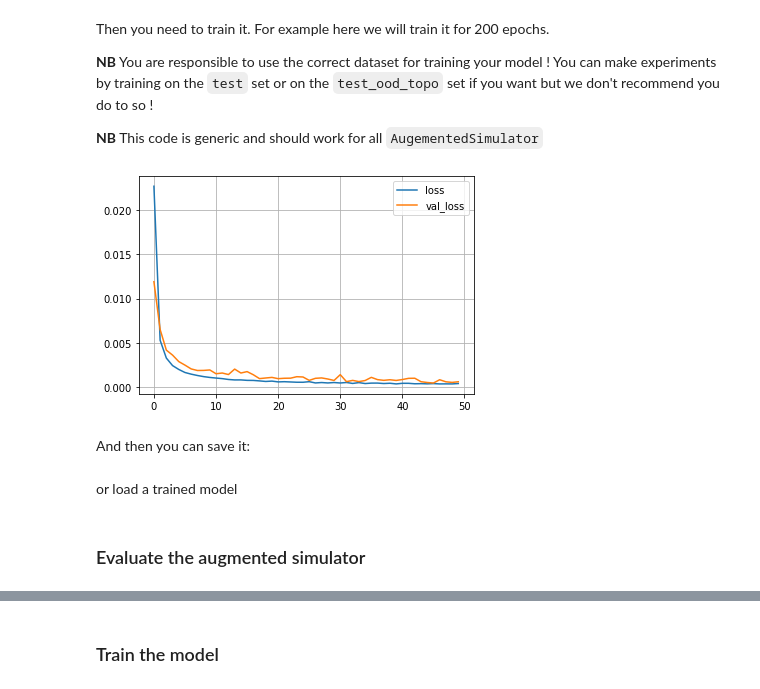
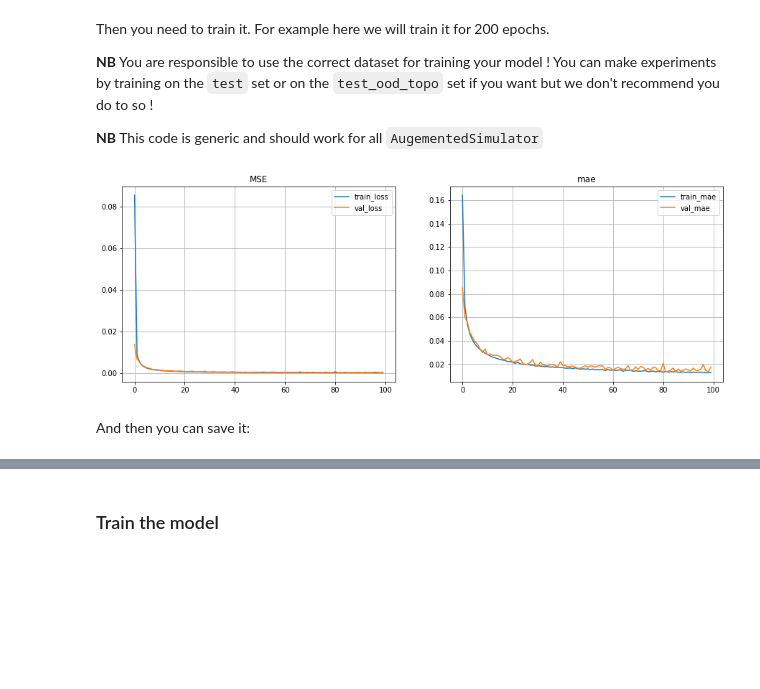
Before and after one commit to IRT-SystemX/LIPS, a Jupyter notebook: getting_started/03_TrainAnAugmentedSimulator.ipynb, the cells around one changed output, grey strips where cells are left out. Drawn from its saved outputs; the diff is of its cells as text; code cells hidden in the pictures; blank space fills up the shorter version.

```diff
--- a/getting_started/03_TrainAnAugmentedSimulator.ipynb
+++ b/getting_started/03_TrainAnAugmentedSimulator.ipynb
@@ -29,10 +39,9 @@ BASELINES_PATH = LIPS_PATH / "trained_baselines"
 
 As always the first step is always to load our dataset.
 # %%
-from lips.benchmark import PowerGridBenchmark
 benchmark1 = PowerGridBenchmark(benchmark_name="Benchmark1",
                                 benchmark_path=DATA_PATH,
                                 load_data_set=True,
                                 log_path=LOG_PATH,
-                                config_path=CONFIG_PATH
+                                config_path=BENCH_CONFIG_PATH
                                )
@@ -94,3 +66,27 @@ fc_simulator = FullyConnectedAS(name="FullyConnectedAS_benchmark1",
+# %%
+from lips.augmented_simulators.tensorflow_models import TfFullyConnected
+from lips.dataset.scaler import StandardScaler
+
+# the three lines bellow might be familiar to the tensorflow users. They tell tensorflow to not take all
+# the GPU video RAM for the model.
+import tensorflow as tf
+physical_devices = tf.config.list_physical_devices('GPU')
+for el in physical_devices:
+    tf.config.experimental.set_memory_growth(el, True)
+
+tf_fc = TfFullyConnected(name="tf_fc",
+                         # the path to the augmented simulator config file containing its hyperparameters
+                         sim_config_path=SIM_CONFIG_PATH / "tf_fc.ini",
+                         # using a specific configuration available in configuration file, DEFAULT here
+                         sim_config_name="DEFAULT",
+                         # the path to the benchmark config file
+                         bench_config_path=BENCH_CONFIG_PATH,
+                         # `Benchmark_name` should correspond to one of config sections created earlier
+                         bench_config_name="Benchmark1",
+                         # use a scaler class used to scale the datasets for a better learning
+                         scaler=StandardScaler,
+                         # a path where the logs during the training should be stored for debugging purpose
+                         log_path=LOG_PATH)
 # %% [markdown]
 Then you need to train it. For example here we will train it for 200 epochs.
 
@@ -98,18 +94,13 @@ Then you need to train it. For example here we will train it for 200 epochs.
 
 **NB** This code is generic and should work for all `AugementedSimulator`
 # %%
-history_fc_bench1 = fc_simulator.train(nb_iter=50,
-                                       train_dataset=benchmark1.train_dataset,
-                                       val_dataset=benchmark1.val_dataset)
+tf_fc.train(train_dataset=benchmark1.train_dataset,
+            val_dataset=benchmark1.val_dataset,
+            epochs=100
+           )
-# %%
-# convergence curve
-from matplotlib import pyplot as plt
-plt.plot(history_fc_bench1.history["loss"], label="loss")
-plt.plot(history_fc_bench1.history["val_loss"], label="val_loss")
-plt.legend()
-plt.grid()
-plt.show()
-# %% [output]
-[figure, removed]
+# %%
+tf_fc.visualize_convergence()
+# %% [output]
+[figure, added]
 # %% [markdown]
 And then you can save it:
@@ -119,2 +106,0 @@ fc_simulator.save_metadata(SAVE_PATH)
-# %% [markdown]
-or load a trained model
@@ -125,2 +106,0 @@ fc_simulator.restore(SAVE_PATH)
-# %% [markdown]
-###  Evaluate the augmented simulator
```
Also changed, not shown: parts of 87 cells of this notebook, 35 other files.
